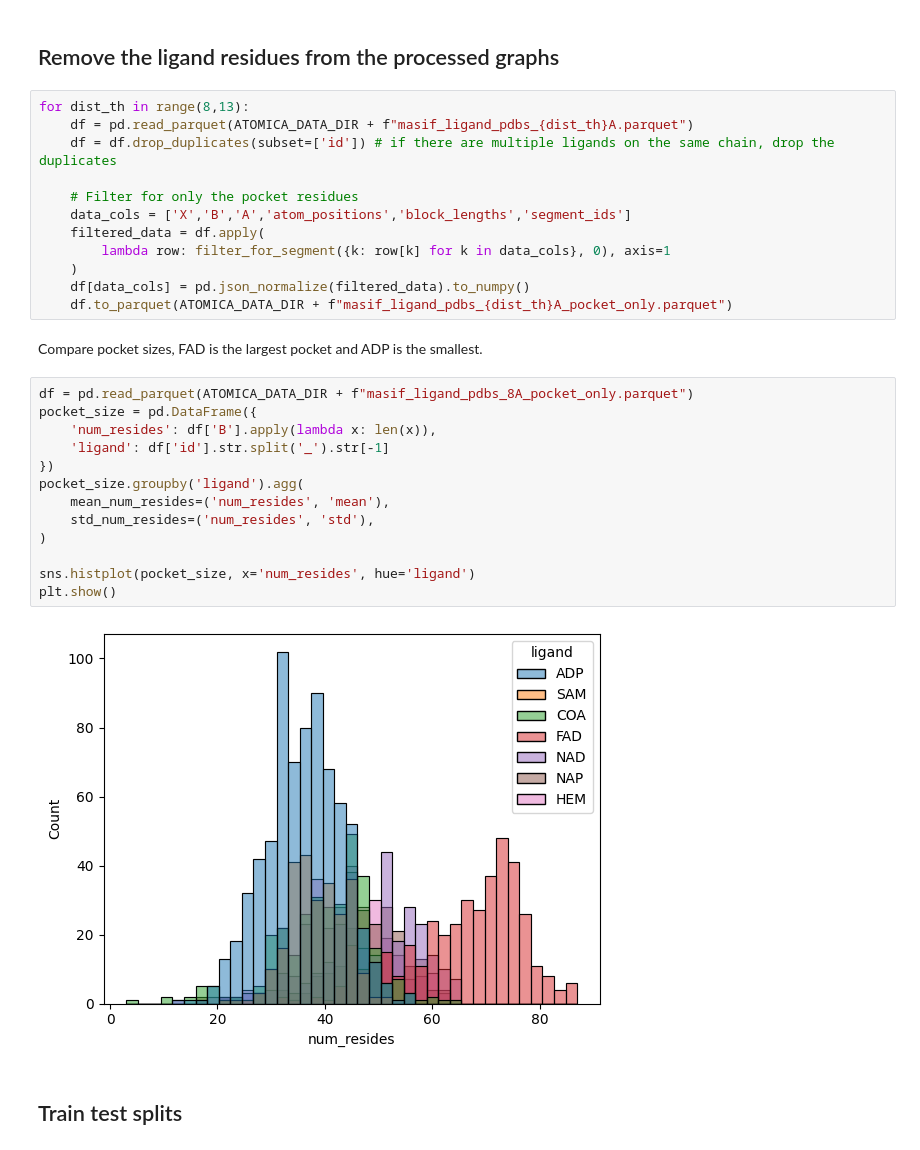
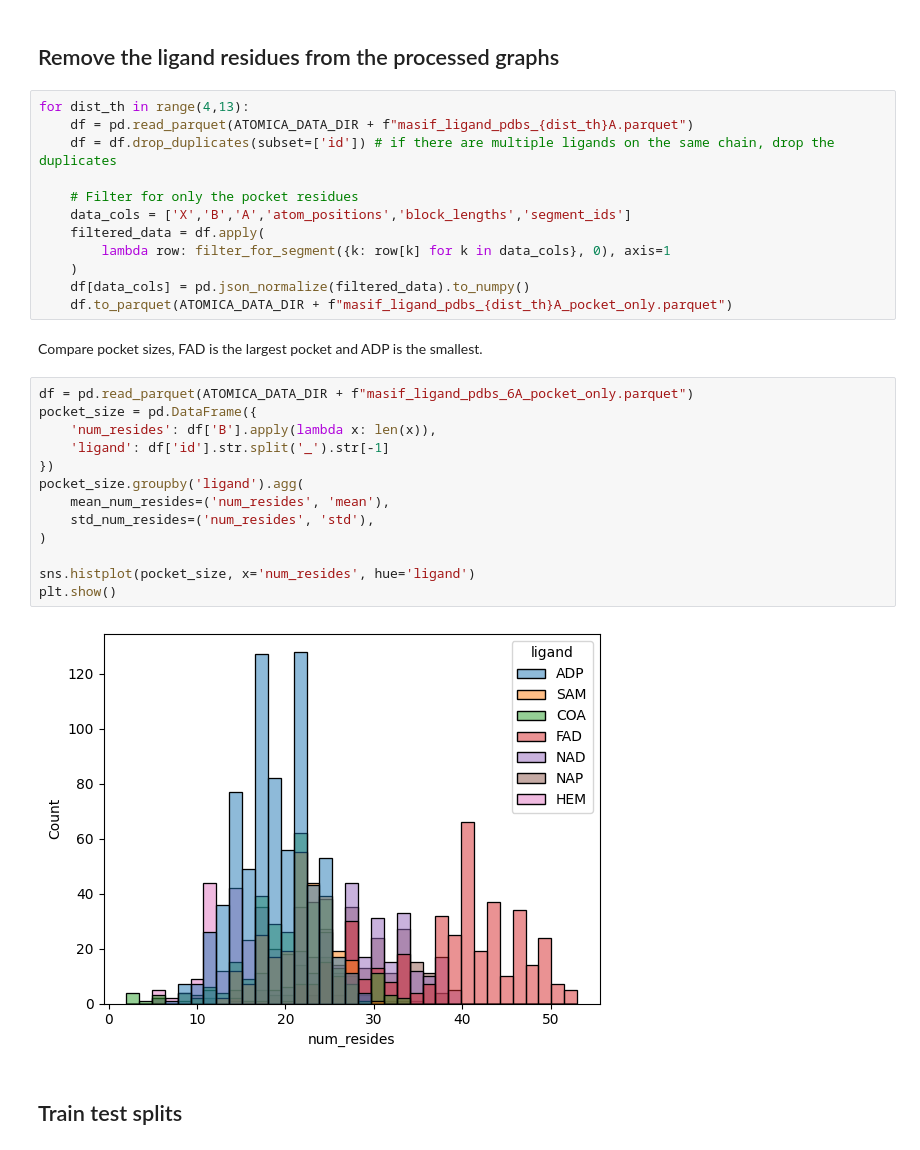
Before and after one commit to mims-harvard/ATOMICA, a Jupyter notebook: case_studies/masif_ligand_benchmark/analyse_dataset.ipynb, the cells around one changed output. Cells and saved outputs as stored; diff of their text form.

```diff
--- a/case_studies/masif_ligand_benchmark/analyse_dataset.ipynb
+++ b/case_studies/masif_ligand_benchmark/analyse_dataset.ipynb
@@ -109,7 +109,7 @@ Run `process_masif_ligand_pdbs.sh` to process the PDBs.
 # %% [markdown]
 ## Remove the ligand residues from the processed graphs
 # %%
-for dist_th in range(8,13):
+for dist_th in range(4,13):
     df = pd.read_parquet(ATOMICA_DATA_DIR + f"masif_ligand_pdbs_{dist_th}A.parquet")
     df = df.drop_duplicates(subset=['id']) # if there are multiple ligands on the same chain, drop the duplicates
 
@@ -123,20 +123,20 @@ for dist_th in range(8,13):
 # %% [markdown]
 Compare pocket sizes, FAD is the largest pocket and ADP is the smallest.
 # %%
-df = pd.read_parquet(ATOMICA_DATA_DIR + f"masif_ligand_pdbs_8A_pocket_only.parquet")
+df = pd.read_parquet(ATOMICA_DATA_DIR + f"masif_ligand_pdbs_6A_pocket_only.parquet")
 pocket_size = pd.DataFrame({
     'num_resides': df['B'].apply(lambda x: len(x)),
     'ligand': df['id'].str.split('_').str[-1]
 })
 pocket_size.groupby('ligand').agg(
     mean_num_resides=('num_resides', 'mean'),
     std_num_resides=('num_resides', 'std'),
 )
 
 sns.histplot(pocket_size, x='num_resides', hue='ligand')
 plt.show()
 # %% [output]
-[figure, old version]
+[figure, new version]
 # %% [markdown]
 ## Train test splits
 # %%
```
Also changed, not shown: parts of 11 cells of this notebook.
